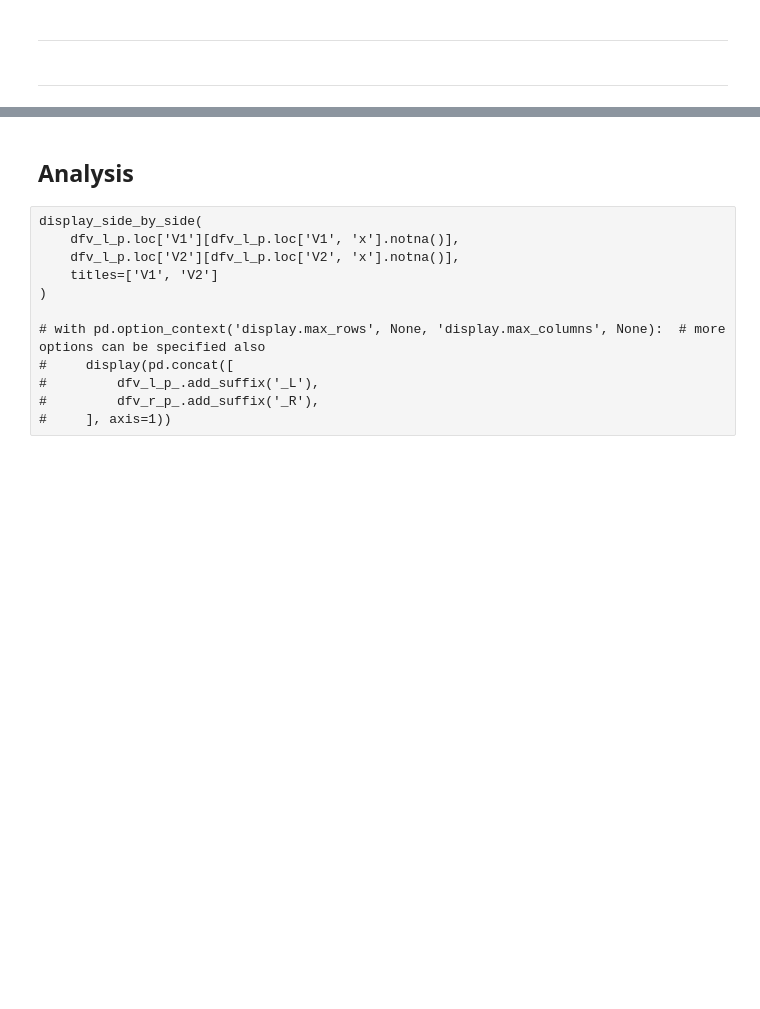
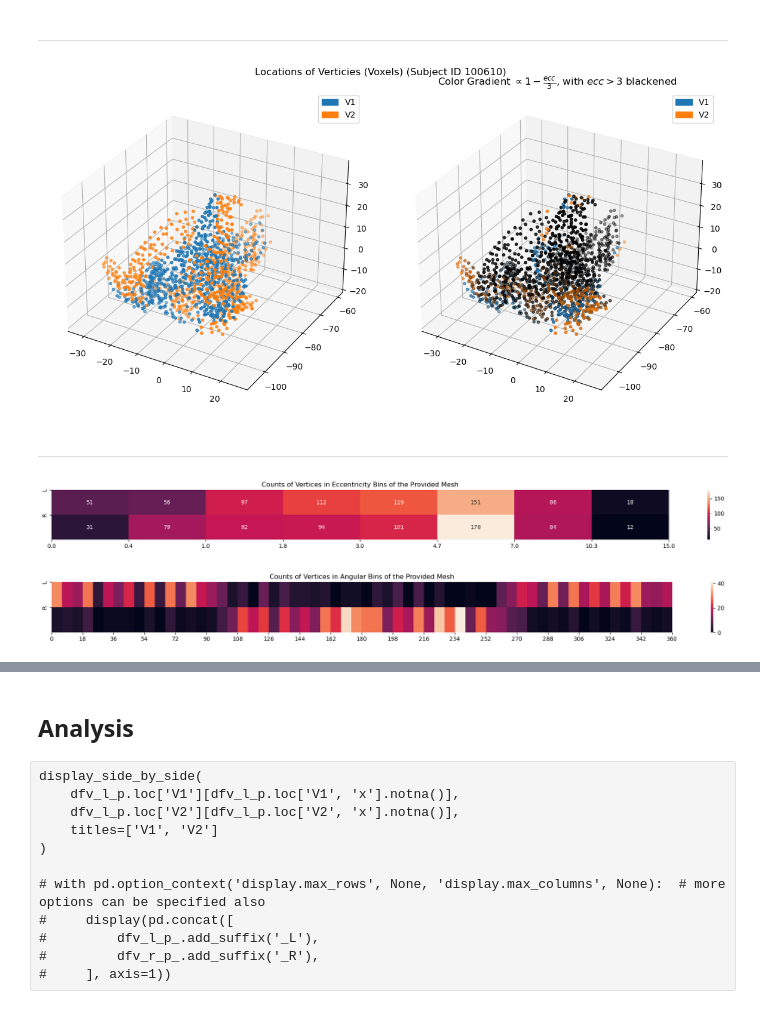
Before and after one commit to pulkitgoyal56/HCP-Playground, a Jupyter notebook: prfresults.ipynb, the cells around one changed output, grey strips where cells are left out. Cells and saved outputs as stored; diff of their text form; code cells hidden in the pictures; blank space fills up the shorter version.

```diff
--- a/prfresults.ipynb
+++ b/prfresults.ipynb
@@ -480,46 +505,52 @@ metric_limit = 3
 # %%
 %matplotlib inline
 fig, axs = plt.subplots(1, 2, figsize=(12, 6), subplot_kw={'projection': '3d'})
 
-axs[0].scatter(*dfv[['x', 'y', 'z']].T.to_numpy(), s=10, c=[roi_colors[pl] for pl in dfv[label]])
+axs[0].scatter(*dfv_i[['x', 'y', 'z']].T.to_numpy(), s=10, c=[roi_colors[pl] for pl in dfv_i[label]])
 axs[0].legend(handles=[mpatches.Patch(color=roi_color, label=roi_label) for roi_label, roi_color in roi_colors.items()])
 
 for roi_label in roi:
-    axs[1].scatter(*dfv[dfv[label] == roi_label][['x', 'y', 'z']].T.to_numpy(),
+    axs[1].scatter(*dfv_i[dfv_i[label] == roi_label][['x', 'y', 'z']].T.to_numpy(),
                s=10, #marker=roi_markers_[roi_label],
-               c=[np.array(roi_colors[roi_label]) * relu(1 - met/metric_limit) for met in dfv[dfv[label] == roi_label][metric]]
+               c=[np.array(roi_colors[roi_label]) * relu(1 - met/metric_limit) for met in dfv_i[dfv_i[label] == roi_label][metric]]
     )
 axs[1].legend(handles=[mpatches.Patch(color=roi_color, label=roi_label) for roi_label, roi_color in roi_colors.items()])
 axs[1].set_title(fr'Color Gradient $\propto 1 - \frac{{{metric}}}{{{metric_limit}}}$, with ${metric} > {metric_limit}$ blackened')
 
-fig.suptitle('Locations of Verticies (Voxels)')
+fig.suptitle(f'Locations of Verticies (Voxels) (Subject ID {I})')
 plt.tight_layout()
+# %% [output]
+[figure, added]
 # %% [markdown]
 ---
 # %%
-dfv_ = dfv.groupby(['hemisphere',
-                    pd.cut(dfv['ecc'], ECC_MESH, labels=ECC_MESH[1:].round(1))
+dfv_i_ = dfv_i.groupby(['hemisphere',
+                    pd.cut(dfv_i['ecc'], ECC_MESH, labels=ECC_MESH[1:].round(1))
                    ]).count()
 
 plt.figure(figsize=(20, 2))
-sns.heatmap([dfv_[label].loc[s] for s in ('L', 'R')], annot=True, fmt='g')
+sns.heatmap([dfv_i_[label].loc[s] for s in ('L', 'R')], annot=True, fmt='g')
 plt.yticks((0, 1), ('L', 'R'))
 plt.xticks(list(range(len(ECC_MESH)))[::1], ECC_MESH.round(1)[::1])
 
 plt.title('Counts of Vertices in Eccentricity Bins of the Provided Mesh')
 plt.tight_layout()
+# %% [output]
+[figure, added]
 # %%
-dfv_ = dfv.groupby(['hemisphere',
-                    pd.cut(dfv['ang'], ANG_MESH, labels=((ANG_MESH[1:] + ANG_MESH[:-1])/2).astype(int))
+dfv_i_ = dfv_i.groupby(['hemisphere',
+                    pd.cut(dfv_i['ang'], ANG_MESH, labels=((ANG_MESH[1:] + ANG_MESH[:-1])/2).astype(int))
                    ]).count()
 
 plt.figure(figsize=(20, 2))
-sns.heatmap([dfv_[label].loc[s] for s in ('L', 'R')])
+sns.heatmap([dfv_i_[label].loc[s] for s in ('L', 'R')])
 plt.yticks((0, 1), ('L', 'R'))
 plt.xticks(list(range(len(ANG_MESH)))[::3], ANG_MESH.astype(int)[::3])
 
 plt.title('Counts of Vertices in Angular Bins of the Provided Mesh')
 plt.tight_layout()
+# %% [output]
+[figure, added]
 # %%
 fig, axs = plt.subplots(1, 2, figsize=(12, 6), subplot_kw={'projection': 'polar'})
 
```
Also changed, not shown: parts of 65 cells of this notebook.
